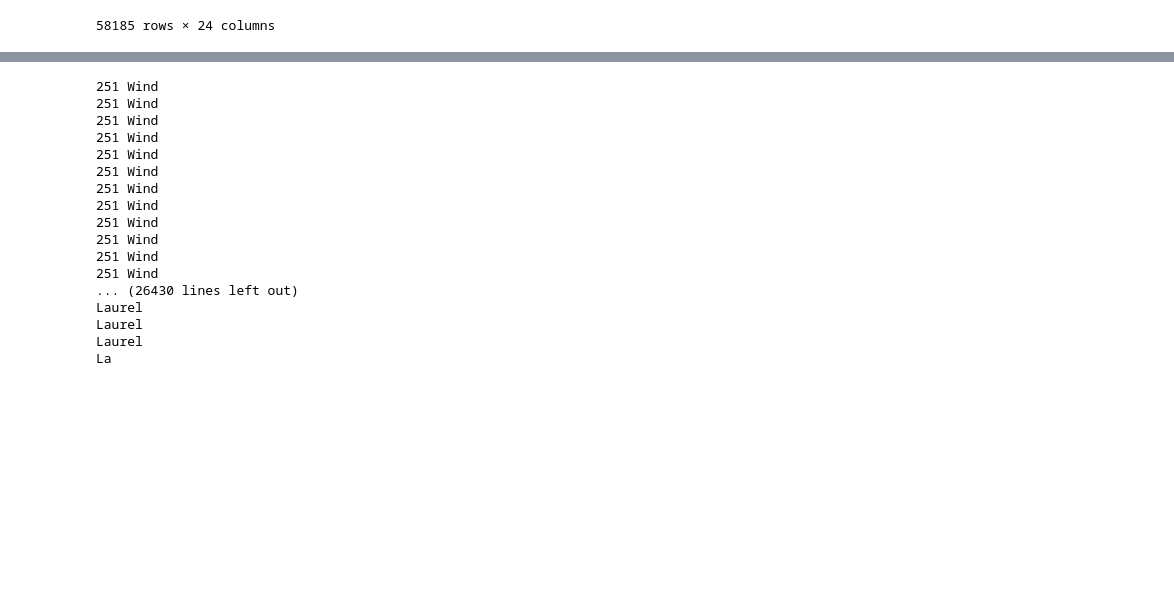
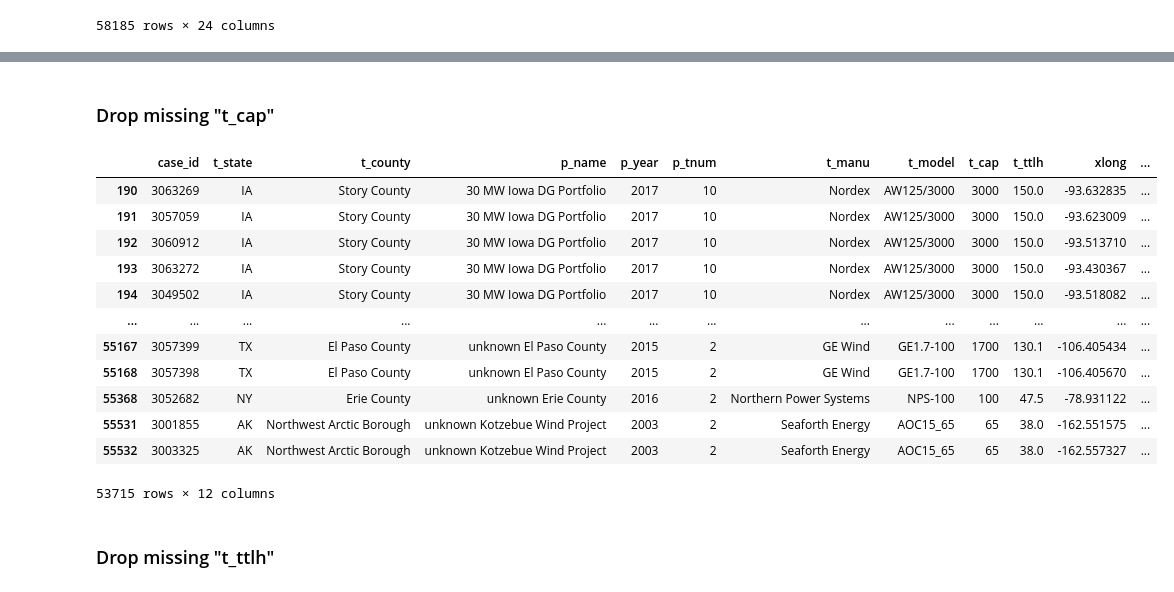
Before and after one commit to Ruth-1/comp30750, a Jupyter notebook: pythonAnalysis.ipynb, the cells around one changed output, grey strips where cells are left out. Cells and saved outputs as stored; diff of their text form; code cells hidden in the pictures; blank space fills up the shorter version.

```diff
--- a/pythonAnalysis.ipynb
+++ b/pythonAnalysis.ipynb
@@ -64,21 +82,26 @@ df_wind
-# %%
-for index, row in df_wind.iterrows():
-    print(row['p_name'])
-# %% [output]
-251 Wind
-251 Wind
-251 Wind
-251 Wind
-251 Wind
-251 Wind
-251 Wind
-251 Wind
-251 Wind
-251 Wind
-251 Wind
-251 Wind
-... (26430 lines left out)
-Laurel
-Laurel
-Laurel
-La
+# %% [markdown]
+### Drop missing "t_cap"
+# %%
+# Get the rows that have the missing "t_cap"
+t_cap_drop = df_wind.index[df_wind['t_cap'] == -9999].tolist()
+# %%
+# Now drop those rows from the dataFrame
+df_wind.drop(t_cap_drop, axis=0, inplace=True)
+# %%
+df_wind
+# %% [output]
+|  | case_id | t_state | t_county | p_name | p_year | p_tnum | t_manu | t_model | t_cap | t_ttlh | xlong | ... |
+| 190 | 3063269 | IA | Story County | 30 MW Iowa DG Portfolio | 2017 | 10 | Nordex | AW125/3000 | 3000 | 150.0 | -93.632835 | ... |
+| 191 | 3057059 | IA | Story County | 30 MW Iowa DG Portfolio | 2017 | 10 | Nordex | AW125/3000 | 3000 | 150.0 | -93.623009 | ... |
+| 192 | 3060912 | IA | Story County | 30 MW Iowa DG Portfolio | 2017 | 10 | Nordex | AW125/3000 | 3000 | 150.0 | -93.513710 | ... |
+| 193 | 3063272 | IA | Story County | 30 MW Iowa DG Portfolio | 2017 | 10 | Nordex | AW125/3000 | 3000 | 150.0 | -93.430367 | ... |
+| 194 | 3049502 | IA | Story County | 30 MW Iowa DG Portfolio | 2017 | 10 | Nordex | AW125/3000 | 3000 | 150.0 | -93.518082 | ... |
+| ... | ... | ... | ... | ... | ... | ... | ... | ... | ... | ... | ... | ... |
+| 55167 | 3057399 | TX | El Paso County | unknown El Paso County | 2015 | 2 | GE Wind | GE1.7-100 | 1700 | 130.1 | -106.405434 | ... |
+| 55168 | 3057398 | TX | El Paso County | unknown El Paso County | 2015 | 2 | GE Wind | GE1.7-100 | 1700 | 130.1 | -106.405670 | ... |
+| 55368 | 3052682 | NY | Erie County | unknown Erie County | 2016 | 2 | Northern Power Systems | NPS-100 | 100 | 47.5 | -78.931122 | ... |
+| 55531 | 3001855 | AK | Northwest Arctic Borough | unknown Kotzebue Wind Project | 2003 | 2 | Seaforth Energy | AOC15_65 | 65 | 38.0 | -162.551575 | ... |
+| 55532 | 3003325 | AK | Northwest Arctic Borough | unknown Kotzebue Wind Project | 2003 | 2 | Seaforth Energy | AOC15_65 | 65 | 38.0 | -162.557327 | ... |
+53715 rows × 12 columns
+# %% [markdown]
+### Drop missing "t_ttlh"
```
Also changed, not shown: parts of 27 cells of this notebook, 2 other files.
